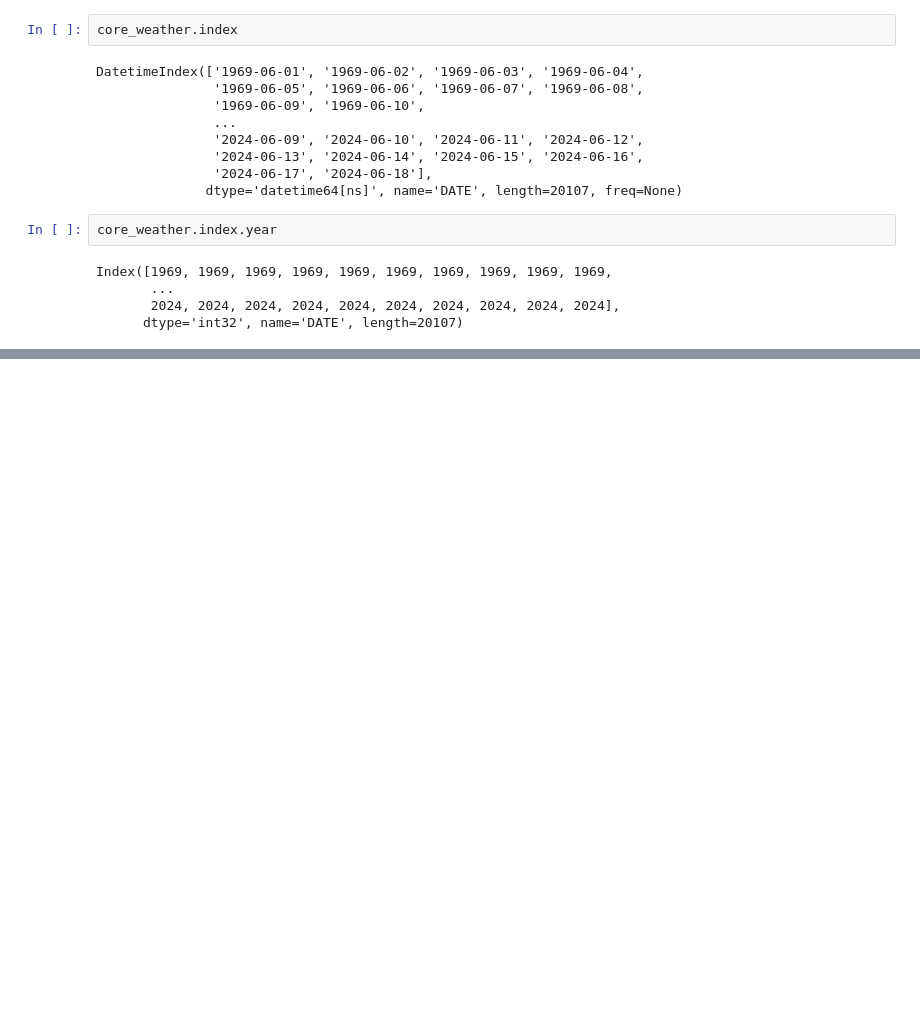
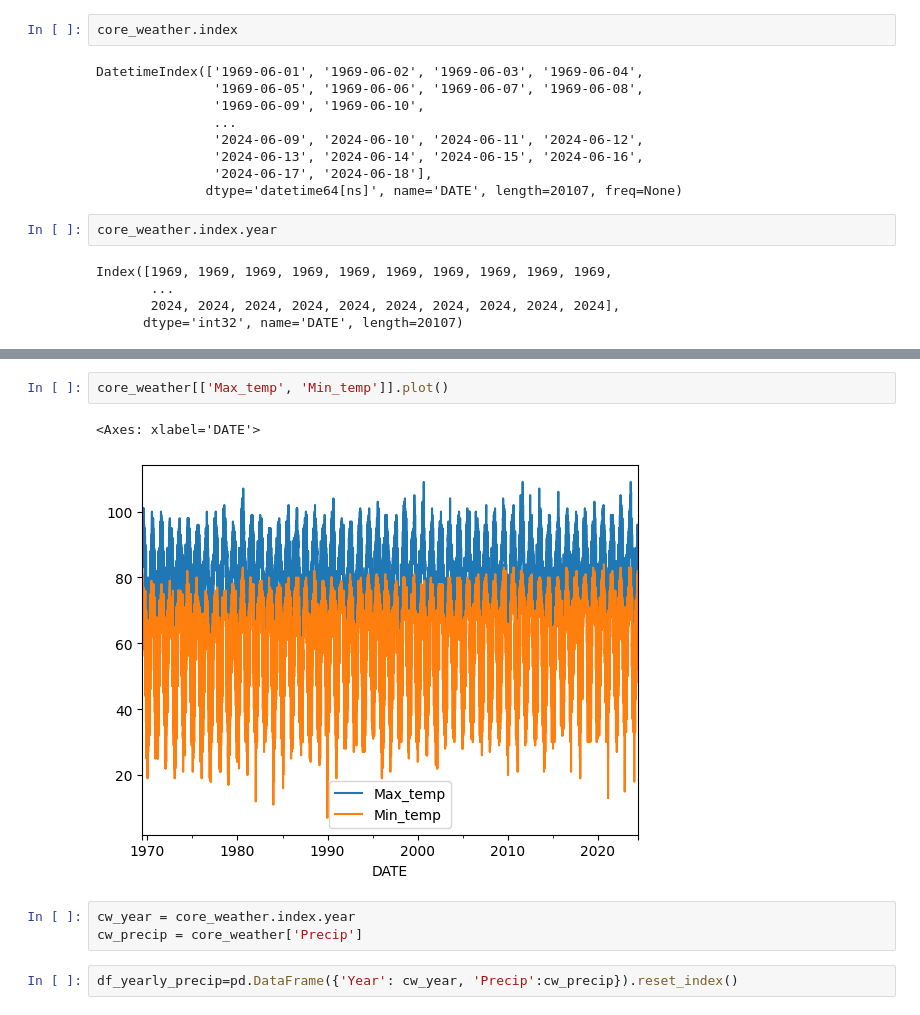
Before and after one commit to osoisi/Weather-Predictions--Houston, a Jupyter notebook: Houston airport data weather project.ipynb, the cells around one changed output, grey strips where cells are left out. Saved outputs shown, nothing was run; the diff lists cells and outputs as text; blank space fills up the shorter version.

```diff
--- a/Houston airport data weather project.ipynb
+++ b/Houston airport data weather project.ipynb
@@ -247,0 +255,10 @@ Index([1969, 1969, 1969, 1969, 1969, 1969, 1969, 1969, 1969, 1969,
+# %%
+core_weather[['Max_temp', 'Min_temp']].plot()
+# %% [output]
+<Axes: xlabel='DATE'>
+[figure, added]
+# %%
+cw_year = core_weather.index.year
+cw_precip = core_weather['Precip']
+# %%
+df_yearly_precip=pd.DataFrame({'Year': cw_year, 'Precip':cw_precip}).reset_index()
```
Also changed, not shown: parts of 13 cells of this notebook.
